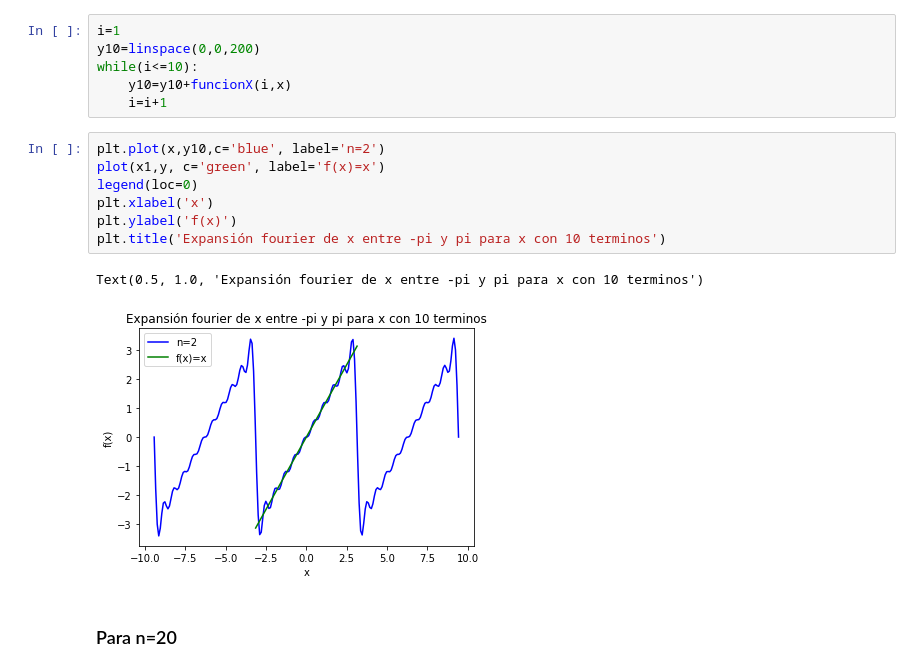
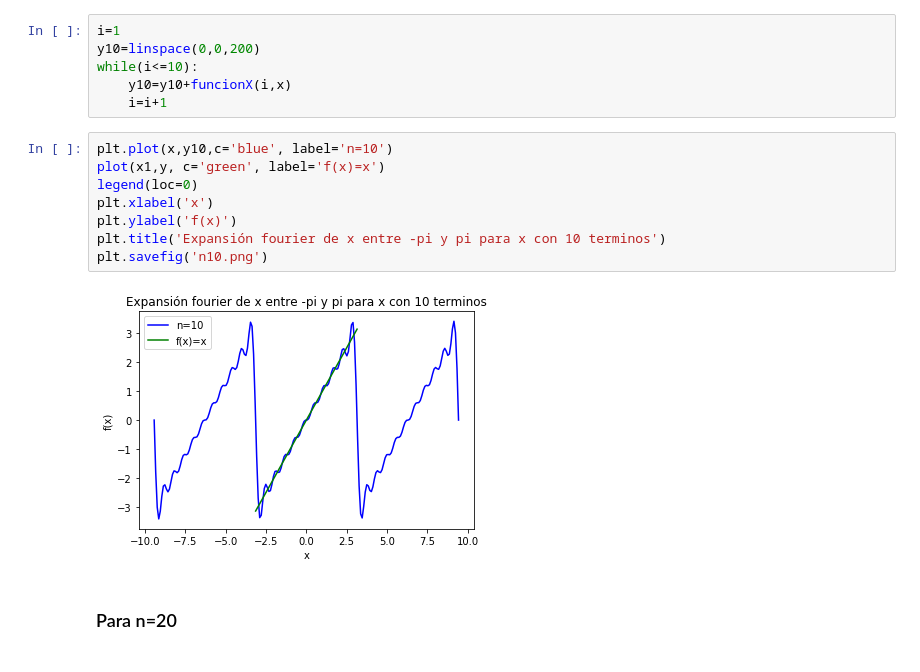
Before and after one commit to juanDango/fourier, a Jupyter notebook: CódigoFourier.ipynb, the cells around one changed output. Saved outputs shown, nothing was run; the diff lists cells and outputs as text.

```diff
--- a/CódigoFourier.ipynb
+++ b/CódigoFourier.ipynb
@@ -57,15 +59,15 @@ while(i<=10):
     y10=y10+funcionX(i,x)
     i=i+1
 # %%
-plt.plot(x,y10,c='blue', label='n=2')
+plt.plot(x,y10,c='blue', label='n=10')
 plot(x1,y, c='green', label='f(x)=x')
 legend(loc=0)
 plt.xlabel('x')
 plt.ylabel('f(x)')
 plt.title('Expansión fourier de x entre -pi y pi para x con 10 terminos')
+plt.savefig('n10.png')
 # %% [output]
-Text(0.5, 1.0, 'Expansión fourier de x entre -pi y pi para x con 10 terminos')
-[figure, old version]
+[figure, new version]
 # %% [markdown]
 ### Para n=20
 # %%
```
Also changed, not shown: parts of 6 cells of this notebook, 6 other files.
